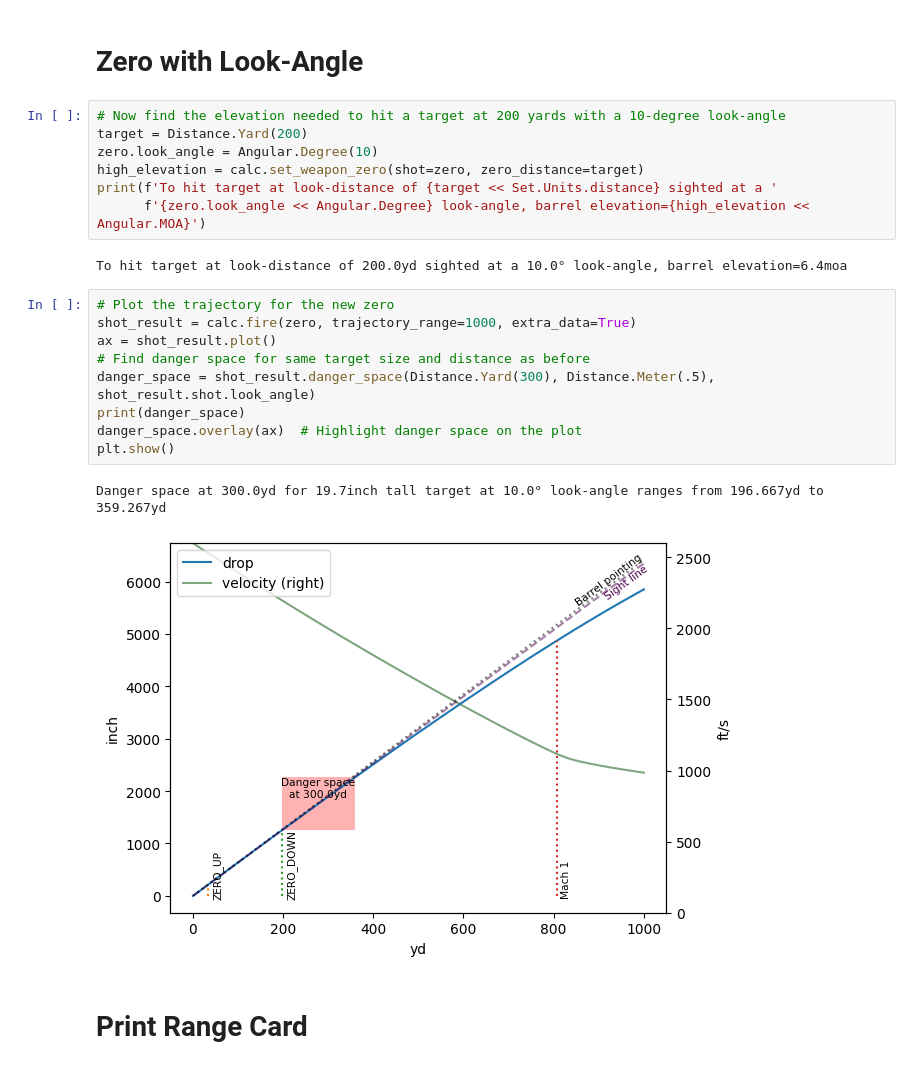
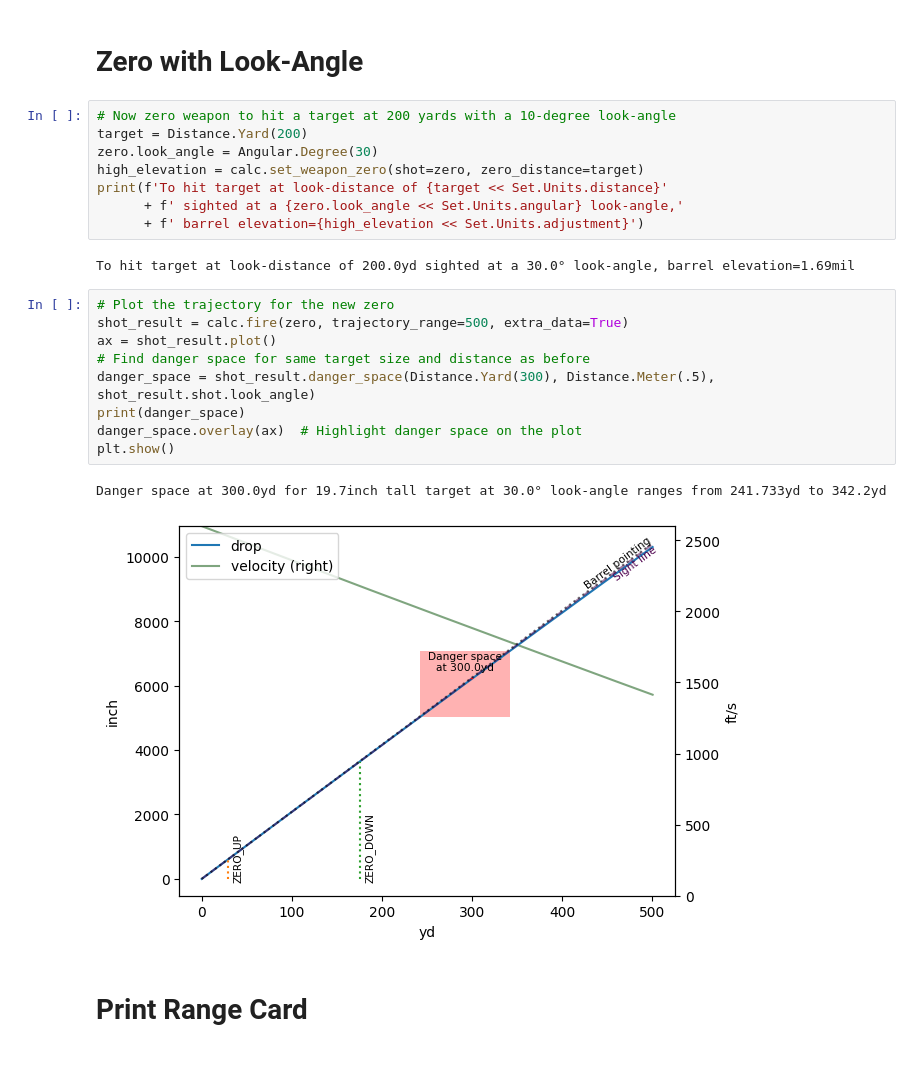
Before and after one commit to o-murphy/py-ballisticcalc, a Jupyter notebook: Example.ipynb, the cells around one changed output. Cells and saved outputs as stored; diff of their text form.

```diff
--- a/Example.ipynb
+++ b/Example.ipynb
@@ -59,26 +59,27 @@ Danger space at 300.0yd for 19.7inch tall target ranges from 217.133yd to 355.73
 # %% [markdown]
 # Zero with Look-Angle
 # %%
-# Now find the elevation needed to hit a target at 200 yards with a 10-degree look-angle
+# Now zero weapon to hit a target at 200 yards with a 10-degree look-angle
 target = Distance.Yard(200)
-zero.look_angle = Angular.Degree(10)
+zero.look_angle = Angular.Degree(30)
 high_elevation = calc.set_weapon_zero(shot=zero, zero_distance=target)
-print(f'To hit target at look-distance of {target << Set.Units.distance} sighted at a '
-      f'{zero.look_angle << Angular.Degree} look-angle, barrel elevation={high_elevation << Angular.MOA}')
+print(f'To hit target at look-distance of {target << Set.Units.distance}'
+      + f' sighted at a {zero.look_angle << Set.Units.angular} look-angle,'
+      + f' barrel elevation={high_elevation << Set.Units.adjustment}')
 # %% [output]
-To hit target at look-distance of 200.0yd sighted at a 10.0° look-angle, barrel elevation=6.4moa
+To hit target at look-distance of 200.0yd sighted at a 30.0° look-angle, barrel elevation=1.69mil
 # %%
 # Plot the trajectory for the new zero
-shot_result = calc.fire(zero, trajectory_range=1000, extra_data=True)
+shot_result = calc.fire(zero, trajectory_range=500, extra_data=True)
 ax = shot_result.plot()
 # Find danger space for same target size and distance as before
 danger_space = shot_result.danger_space(Distance.Yard(300), Distance.Meter(.5), shot_result.shot.look_angle)
 print(danger_space)
 danger_space.overlay(ax)  # Highlight danger space on the plot
 plt.show()
 # %% [output]
-Danger space at 300.0yd for 19.7inch tall target at 10.0° look-angle ranges from 196.667yd to 359.267yd
+Danger space at 300.0yd for 19.7inch tall target at 30.0° look-angle ranges from 241.733yd to 342.2yd
-[figure, old version]
+[figure, new version]
 # %% [markdown]
 # Print Range Card
 # %%
```
Also changed, not shown: parts of 7 cells of this notebook, 2 other files.
